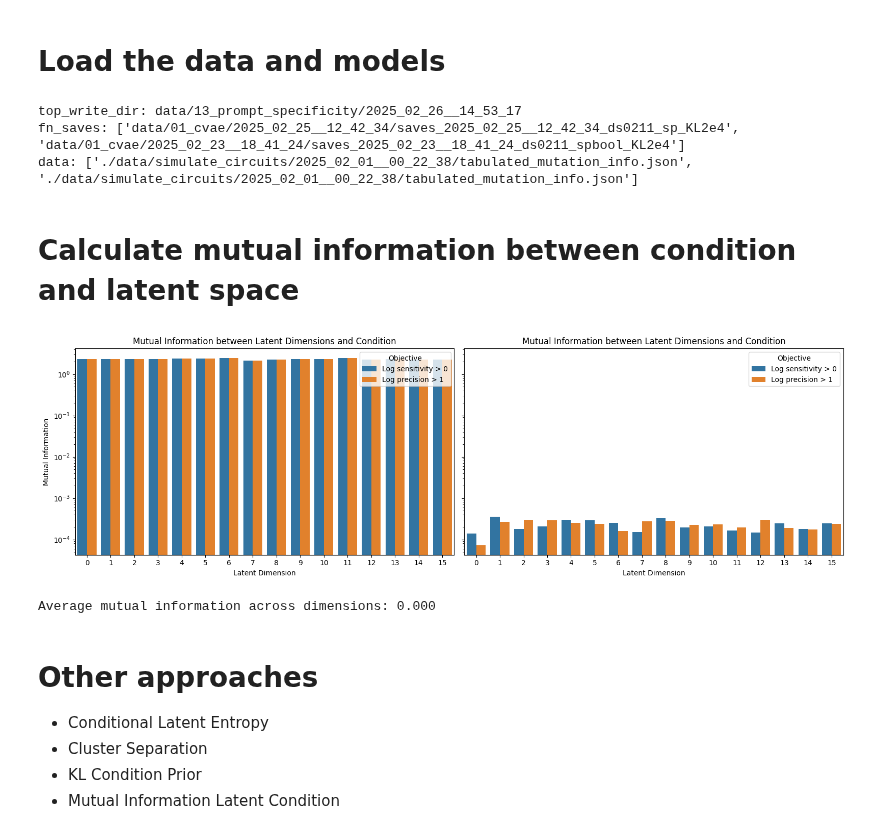
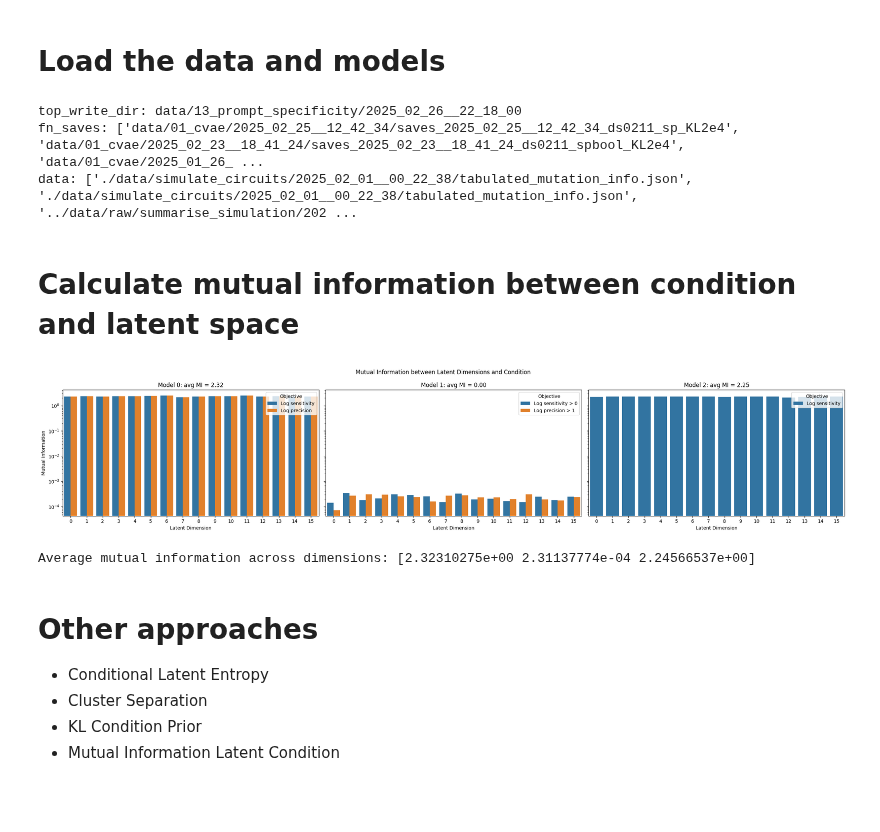
Before and after one commit to olive004/EvoScaper, a Jupyter notebook: notebooks/13_prompt_specificity.ipynb, the cells around one changed output. Drawn from its saved outputs; the diff is of its cells as text; code cells hidden in the pictures; blank space fills up the shorter version.

Commit message:
compare 3 models

```diff
--- a/notebooks/13_prompt_specificity.ipynb
+++ b/notebooks/13_prompt_specificity.ipynb
@@ -35,9 +35,12 @@ top_write_dir = os.path.join(
 os.makedirs(top_write_dir, exist_ok=True)
 
 fn_saves = [os.path.join('data', '01_cvae', '2025_02_25__12_42_34', 'saves_2025_02_25__12_42_34_ds0211_sp_KL2e4'),
-            os.path.join('data', '01_cvae', '2025_02_23__18_41_24', 'saves_2025_02_23__18_41_24_ds0211_spbool_KL2e4')]
+            os.path.join('data', '01_cvae', '2025_02_23__18_41_24', 'saves_2025_02_23__18_41_24_ds0211_spbool_KL2e4'),
+            os.path.join('data', '01_cvae', '2025_01_26__16_32_02', 'saves_2025_01_26__16_32_02_sens_kl_5e4')]
 fn_hpos = [os.path.join('data', '01_cvae', '2025_02_25__12_42_34', 'hpos_all.json'),
-           os.path.join('data', '01_cvae', '2025_02_23__18_41_24', 'hpos_all.json')]
+           os.path.join('data', '01_cvae', '2025_02_23__18_41_24', 'hpos_all.json'),
+           os.path.join('data', '01_cvae', '2025_01_26__16_32_02', 'hpos_all.json')]
+
 hpos_all = [pd.Series(load_json_as_dict(fn)) for fn in fn_hpos]
 saves_models = [load_json_as_dict(fn) for fn in fn_saves]
 
@@ -48,9 +51,9 @@ print('top_write_dir:', top_write_dir)
 print('fn_saves:', fn_saves)
 print('data:', [hpos['filenames_train_table'] for hpos in hpos_all])
 # %% [output]
-top_write_dir: data/13_prompt_specificity/2025_02_26__14_53_17
-fn_saves: ['data/01_cvae/2025_02_25__12_42_34/saves_2025_02_25__12_42_34_ds0211_sp_KL2e4', 'data/01_cvae/2025_02_23__18_41_24/saves_2025_02_23__18_41_24_ds0211_spbool_KL2e4']
-data: ['./data/simulate_circuits/2025_02_01__00_22_38/tabulated_mutation_info.json', './data/simulate_circuits/2025_02_01__00_22_38/tabulated_mutation_info.json']
+top_write_dir: data/13_prompt_specificity/2025_02_26__22_18_00
+fn_saves: ['data/01_cvae/2025_02_25__12_42_34/saves_2025_02_25__12_42_34_ds0211_sp_KL2e4', 'data/01_cvae/2025_02_23__18_41_24/saves_2025_02_23__18_41_24_ds0211_spbool_KL2e4', 'data/01_cvae/2025_01_26_ ...
+data: ['./data/simulate_circuits/2025_02_01__00_22_38/tabulated_mutation_info.json', './data/simulate_circuits/2025_02_01__00_22_38/tabulated_mutation_info.json', '../data/raw/summarise_simulation/202 ...
 # %%
 def bin_array(data, num_bins=10):
     original_shape = data.shape
@@ -102,51 +105,56 @@ for i, hpos in enumerate(hpos_all):
                                                             use_binned_sampling=True, use_onehot=config_norm_y.categorical_onehot,
                                                             cond_min=cond.min(), cond_max=cond.max())
 
-    models_vars[i] = [h_all, z_all, x, cond, x_rev_all, cond_rev_all, fake_circuits, sampled_cond]
+    models_vars[i] = [h_all, z_all, x, cond, x_rev_all, cond_rev_all, config_dataset, fake_circuits, sampled_cond]
 # %% [markdown]
 # Calculate mutual information between condition and latent space
 # %%
 # Reshape z_all and condition arrays to 2D
+mi_all = []
 nrows = 1 # len(config_dataset.objective_col)
 ncols = len(saves_models)
 fig, axs = plt.subplots(nrows, ncols, figsize=(8*ncols, 5*nrows), sharex=True, sharey=True)
 for im, (k, m) in enumerate(models_vars.items()):
-    h_all, z_all, x, cond, x_rev_all, cond_rev_all, fake_circuits, sampled_cond = m
+    h_all, z_all, x, cond, x_rev_all, cond_rev_all, config_dataset, fake_circuits, sampled_cond = m
+    if cond_rev_all.ndim == 1:
+        cond_rev_all = cond_rev_all.reshape(-1, 1)
 
     z_flat = z_all.reshape(-1, z_all.shape[-1])
 
     # Discretize the continuous latent dimensions using KBinsDiscretizer
     n_bins = 20
     discretizer = KBinsDiscretizer(n_bins=n_bins, encode='ordinal', strategy='uniform')
     z_discrete = discretizer.fit_transform(z_flat)
 
     # Calculate MI between each latent dimension and condition
     mis = pd.DataFrame()
     for idx_obj, objective_col in enumerate(config_dataset.objective_col):
         mi_scores = []
         for i in range(z_discrete.shape[1]):
             mi = mutual_info_score(z_discrete[:, i], cond_rev_all[..., idx_obj])
             mi_scores.append(mi)
         mis[objective_col] = mi_scores
     mis = mis.reset_index().rename(columns={'index': 'Latent Dimension'})
     mis = mis.melt(id_vars='Latent Dimension', var_name='Objective', value_name='Mutual Information')
+    mi_all.append(mi_scores)
 
     # Plot MI scores
     sns.barplot(mis, x='Latent Dimension', y='Mutual Information', hue='Objective', ax=axs[im])
     # plt.xlabel('Latent Dimension')
     # plt.ylabel('Mutual Information with Condition')
-    axs[im].set_title('Mutual Information between Latent Dimensions and Condition')
+    axs[im].set_title(f'Model {k}: avg MI = {np.nanmean(mi_scores):.2f}')
     axs[im].set_yscale('log')
 
+plt.suptitle('Mutual Information between Latent Dimensions and Condition')
 plt.tight_layout()
 plt.savefig(os.path.join(top_write_dir, 'mutual_information.png'), dpi=300, bbox_inches='tight', transparent=True)
 plt.show()
 
 # Print average MI
-print(f"Average mutual information across dimensions: {np.mean(mi_scores):.3f}")
+print(f"Average mutual information across dimensions:", np.mean(np.array(mi_all), axis=1))
 # %% [output]
-[figure, old version]
+[figure, new version]
-Average mutual information across dimensions: 0.000
+Average mutual information across dimensions: [2.32310275e+00 2.31137774e-04 2.24566537e+00]
 # %% [markdown]
 # Other approaches
 
```
Also changed, not shown: parts of 4 cells of this notebook.
